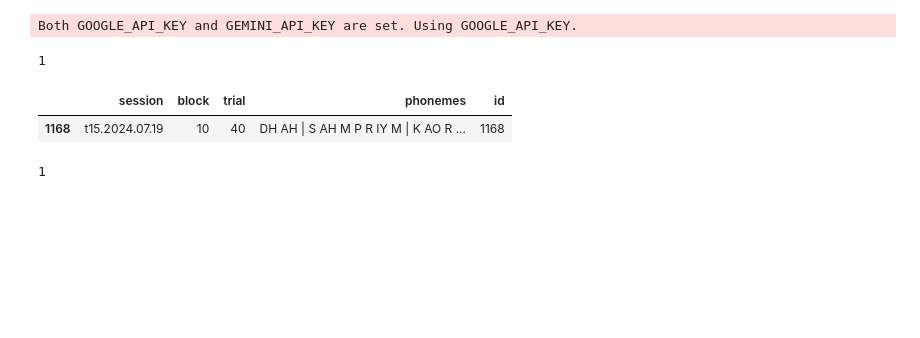
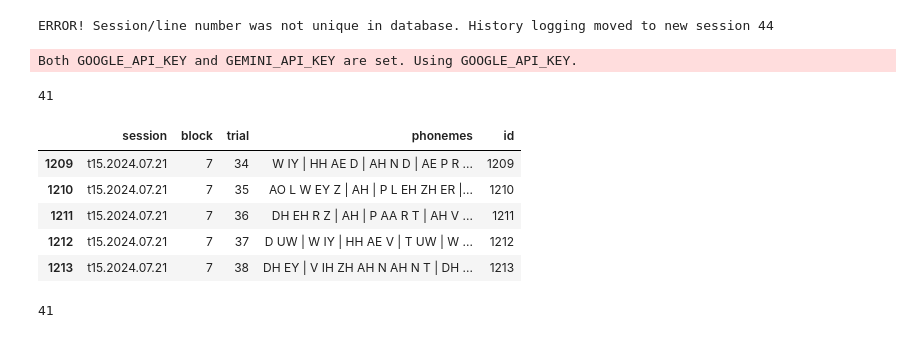
Before and after one commit to YANGMao9297/DM2025-Lab2-Exercise, a Jupyter notebook: brain-to-text/toword.ipynb, the cells around one changed output. Saved outputs shown, nothing was run; the diff lists cells and outputs as text; code cells hidden in the pictures; blank space fills up the shorter version.

```diff
--- a/brain-to-text/toword.ipynb
+++ b/brain-to-text/toword.ipynb
@@ -1,13 +1,15 @@
 # %%
-SYSTEM_INSTRUCTION = (
-        "You are a decoding expert skilled at converting sequences of phonemes into English words and, in order, either attempting to form sentences or preserving the original words."\
-        "Based on the received phoneme sequence, you first generate three possible sentences and then select the best one as the final output." \
-        "The phoneme sequence includes the following types, and the symbol ' | ' represents a space. PHONEME = ['BLANK','AA', 'AE', 'AH', 'AO', 'AW','AY', 'B',  'CH', 'D', 'DH','EH', 'ER', 'EY', 'F', 'G','HH', 'IH', 'IY', 'JH', 'K','L', 'M', 'N', 'NG', 'OW','OY', 'P', 'R', 'S', 'SH','T', 'TH', 'UH', 'UW', 'V','W', 'Y', 'Z', 'ZH',' | ',]"\
-        "Only output the sentence that best matches the original phonemes and all punctuation marks should be removed."
-        "Input: a list of phoneme sequences. Output: a list of strings"\
-        "- Remove all punctuation marks, keeping only apostrophes. -all lowercase."\
-        "- Example:"\
-        "Input: B R IH NG  |  IH T  |  K L OW S ER  | "\
-        "Output: bring it closer"
-        "- Only output a list of strings. Ensure the sentences exactly correspond to the phonemes."\
-    )
+# SYSTEM_INSTRUCTION = (
+#         "You are a decoding expert skilled at converting sequences of phonemes into English words and, in order, either attempting to form sentences or preserving the original words."\
+#         "Based on the received phoneme sequence, you first generate five possible sentences and then select the best one as the final output." \
+#         "The phoneme sequence includes the following types, and the symbol ' | ' represents a space. PHONEME = ['BLANK','AA', 'AE', 'AH', 'AO', 'AW','AY', 'B',  'CH', 'D', 'DH','EH', 'ER', 'EY', 'F', 'G','HH', 'IH', 'IY', 'JH', 'K','L', 'M', 'N', 'NG', 'OW','OY', 'P', 'R', 'S', 'SH','T', 'TH', 'UH', 'UW', 'V','W', 'Y', 'Z', 'ZH',' | ',]"\
+#         "Only output the sentence that best matches the original phonemes and all punctuation marks should be removed."
+#         "Input: a list of phoneme sequences. Output: a list of strings"\
+#         "- Remove all punctuation marks, keeping only apostrophes. -all lowercase."\
+#         "- Example:"\
+#         "Input: B R IH NG  |  IH T  |  K L OW S ER  | "\
+#         "Output: bring it closer"
+#         "- Only output a list of strings. Ensure the sentences exactly correspond to the phonemes."\
+#     )
+# %% [output]
+ERROR! Session/line number was not unique in database. History logging moved to new session 44
@@ -136,25 +180,29 @@ Both GOOGLE_API_KEY and GEMINI_API_KEY are set. Using GOOGLE_API_KEY.
 # %%
 import pandas as pd
 from tqdm import tqdm
 import json
 import csv
 import time
 import math
 
 predict_df = pd.read_csv("phoneme_rnn.csv")
 predict_df['id'] = range(len(predict_df))
-predict_df = predict_df[1168:1169]  #改成你要的範圍
+predict_df = predict_df[1209:1250]  #改成你要的範圍
 print(len(predict_df))
 predict_df.head()
 # %% [output]
-1
+41
 |  | session | block | trial | phonemes | id |
-| 1168 | t15.2024.07.19 | 10 | 40 | DH AH | S AH M P R IY M | K AO R ... | 1168 |
+| 1209 | t15.2024.07.21 | 7 | 34 | W IY | HH AE D | AH N D | AE P R ... | 1209 |
+| 1210 | t15.2024.07.21 | 7 | 35 | AO L W EY Z | AH | P L EH ZH ER |... | 1210 |
+| 1211 | t15.2024.07.21 | 7 | 36 | DH EH R Z | AH | P AA R T | AH V ... | 1211 |
+| 1212 | t15.2024.07.21 | 7 | 37 | D UW | W IY | HH AE V | T UW | W ... | 1212 |
+| 1213 | t15.2024.07.21 | 7 | 38 | DH EY | V IH ZH AH N AH N T | DH ... | 1213 |
 # %%
 predict_list = predict_df['phonemes'].to_list()
 len(predict_list)
 # %% [output]
-1
+41
 # %%
 from pydantic import BaseModel
 class best_ans(BaseModel):
```
Also changed, not shown: parts of 6 cells of this notebook, 9 other files.
